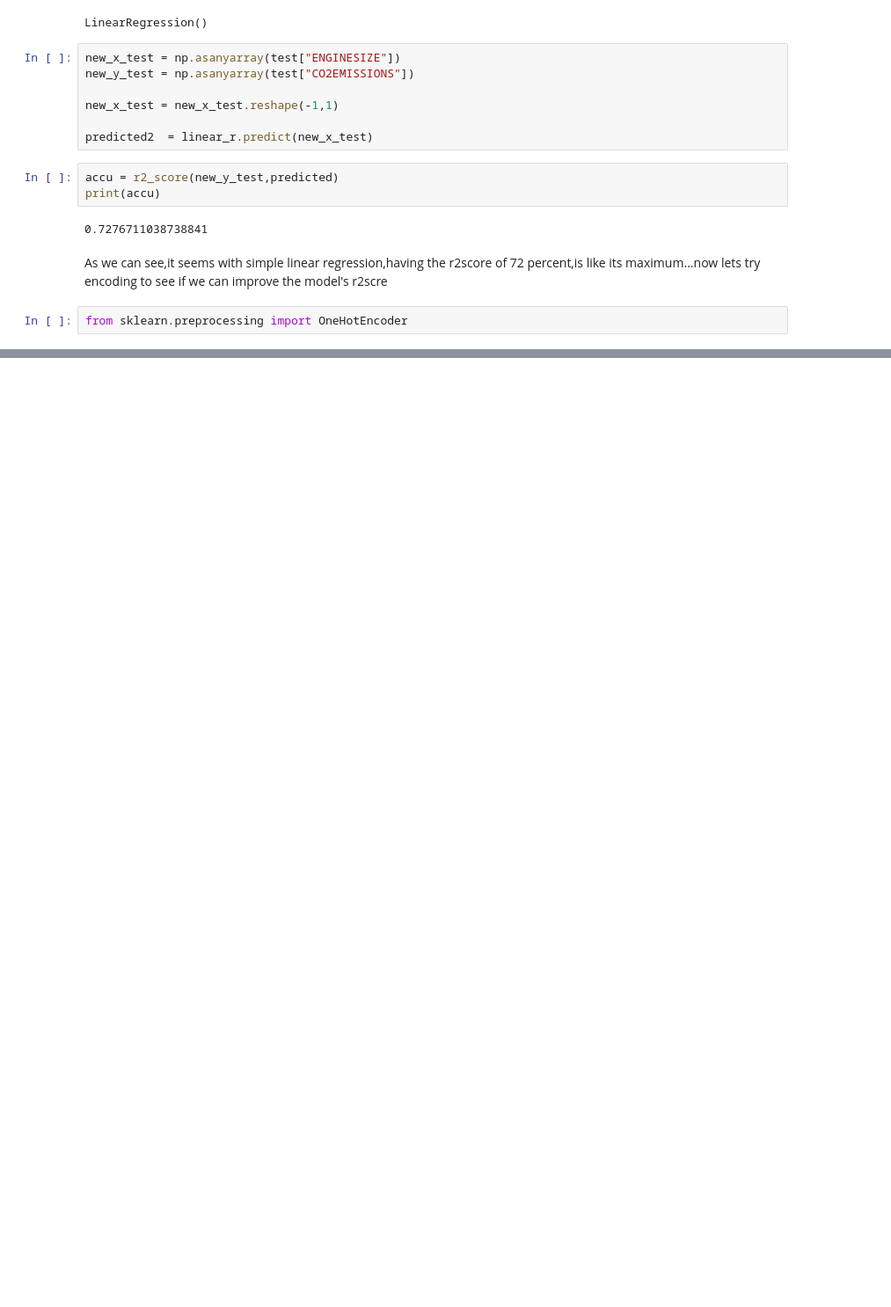
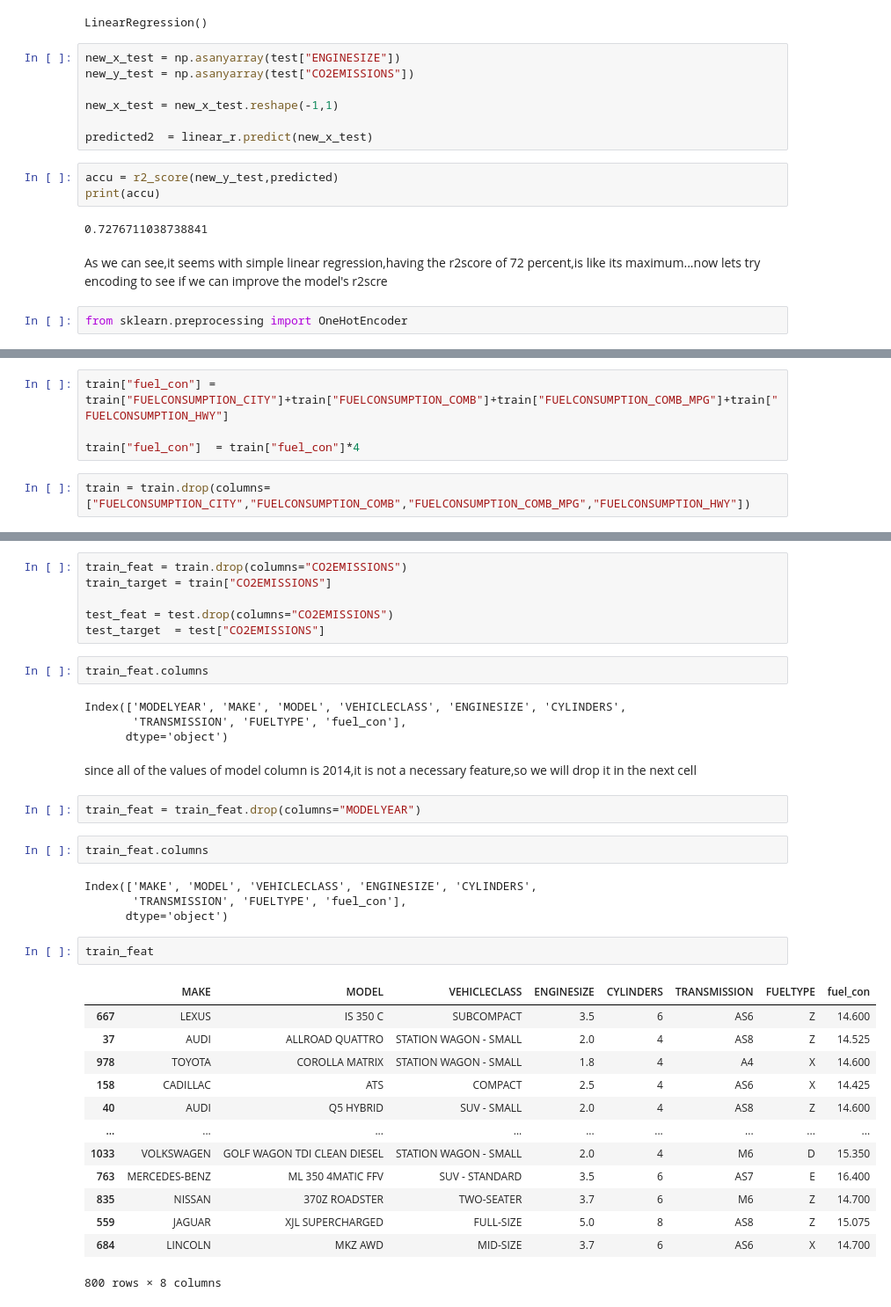
Before and after one commit to Alirs2002/CO2EMISSIONS_estimate, a Jupyter notebook: linear_regression/linear_regression.ipynb, the cells around one changed output, grey strips where cells are left out. Shown at 88% size. Drawn from its saved outputs; the diff is of its cells as text; blank space fills up the shorter version.

```diff
--- a/linear_regression/linear_regression.ipynb
+++ b/linear_regression/linear_regression.ipynb
@@ -310,0 +343,6 @@ from sklearn.preprocessing import OneHotEncoder
+# %%
+train["fuel_con"] = train["FUELCONSUMPTION_CITY"]+train["FUELCONSUMPTION_COMB"]+train["FUELCONSUMPTION_COMB_MPG"]+train["FUELCONSUMPTION_HWY"]
+
+train["fuel_con"]  = train["fuel_con"]*4
+# %%
+train = train.drop(columns=["FUELCONSUMPTION_CITY","FUELCONSUMPTION_COMB","FUELCONSUMPTION_COMB_MPG","FUELCONSUMPTION_HWY"])
@@ -310,0 +385,38 @@ from sklearn.preprocessing import OneHotEncoder
+# %%
+train_feat = train.drop(columns="CO2EMISSIONS")
+train_target = train["CO2EMISSIONS"]
+
+test_feat = test.drop(columns="CO2EMISSIONS")
+test_target  = test["CO2EMISSIONS"]
+# %%
+train_feat.columns
+# %% [output]
+Index(['MODELYEAR', 'MAKE', 'MODEL', 'VEHICLECLASS', 'ENGINESIZE', 'CYLINDERS',
+       'TRANSMISSION', 'FUELTYPE', 'fuel_con'],
+      dtype='object')
+# %% [markdown]
+since all of the values of model column is 2014,it is not a necessary feature,so we will drop it in the next cell
+# %%
+train_feat = train_feat.drop(columns="MODELYEAR")
+# %%
+train_feat.columns
+# %% [output]
+Index(['MAKE', 'MODEL', 'VEHICLECLASS', 'ENGINESIZE', 'CYLINDERS',
+       'TRANSMISSION', 'FUELTYPE', 'fuel_con'],
+      dtype='object')
+# %%
+train_feat
+# %% [output]
+|  | MAKE | MODEL | VEHICLECLASS | ENGINESIZE | CYLINDERS | TRANSMISSION | FUELTYPE | fuel_con |
+| 667 | LEXUS | IS 350 C | SUBCOMPACT | 3.5 | 6 | AS6 | Z | 14.600 |
+| 37 | AUDI | ALLROAD QUATTRO | STATION WAGON - SMALL | 2.0 | 4 | AS8 | Z | 14.525 |
+| 978 | TOYOTA | COROLLA MATRIX | STATION WAGON - SMALL | 1.8 | 4 | A4 | X | 14.600 |
+| 158 | CADILLAC | ATS | COMPACT | 2.5 | 4 | AS6 | X | 14.425 |
+| 40 | AUDI | Q5 HYBRID | SUV - SMALL | 2.0 | 4 | AS8 | Z | 14.600 |
+| ... | ... | ... | ... | ... | ... | ... | ... | ... |
+| 1033 | VOLKSWAGEN | GOLF WAGON TDI CLEAN DIESEL | STATION WAGON - SMALL | 2.0 | 4 | M6 | D | 15.350 |
+| 763 | MERCEDES-BENZ | ML 350 4MATIC FFV | SUV - STANDARD | 3.5 | 6 | AS7 | E | 16.400 |
+| 835 | NISSAN | 370Z ROADSTER | TWO-SEATER | 3.7 | 6 | M6 | Z | 14.700 |
+| 559 | JAGUAR | XJL SUPERCHARGED | FULL-SIZE | 5.0 | 8 | AS8 | Z | 15.075 |
+| 684 | LINCOLN | MKZ AWD | MID-SIZE | 3.7 | 6 | AS6 | X | 14.700 |
+800 rows × 8 columns
```
Also changed, not shown: parts of 5 cells of this notebook.
